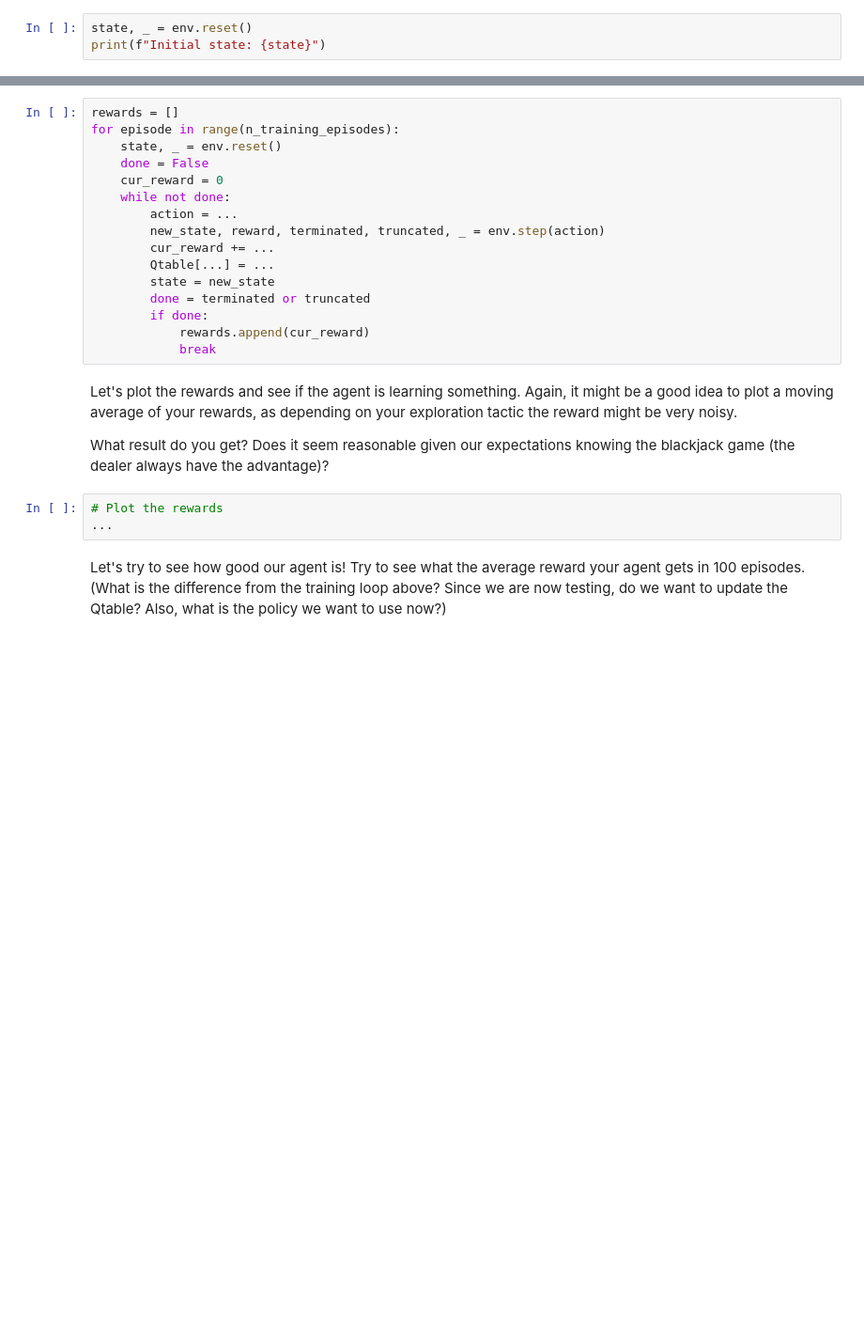
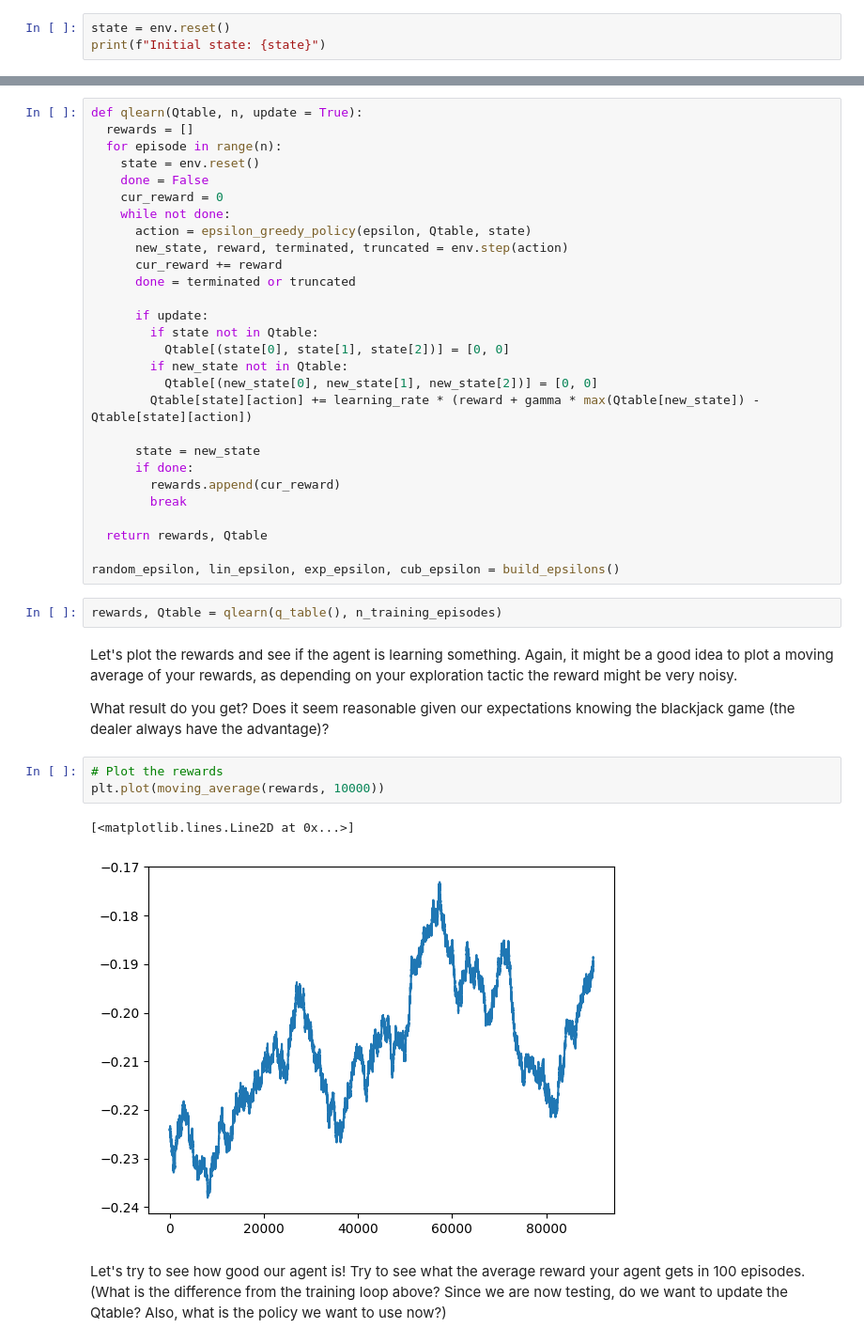
Before and after one commit to RaphBhz/NeuroSymbolicAI, a Jupyter notebook: Assignment1_RL.ipynb, the cells around one changed output, grey strips where cells are left out. Shown: that part at 94% size. Cells and saved outputs as stored; diff of their text form; blank space fills up the shorter version.

```diff
--- a/Assignment1_RL.ipynb
+++ b/Assignment1_RL.ipynb
@@ -652,3 +654,3 @@ epsilon = 0.1
 # %%
-state, _ = env.reset()
+state = env.reset()
 print(f"Initial state: {state}")
@@ -673,28 +681,45 @@ def epsilon_greedy_policy(...): #choose a random action with probability epsilon
 def random_policy():
     return env.action_space.sample()
 # %%
-rewards = []
-for episode in range(n_training_episodes):
-    state, _ = env.reset()
+def qlearn(Qtable, n, update = True):
+  rewards = []
+  for episode in range(n):
+    state = env.reset()
     done = False
     cur_reward = 0
     while not done:
-        action = ...
-        new_state, reward, terminated, truncated, _ = env.step(action)
-        cur_reward += ...
-        Qtable[...] = ...
-        state = new_state
-        done = terminated or truncated
-        if done:
-            rewards.append(cur_reward)
-            break
+      action = epsilon_greedy_policy(epsilon, Qtable, state)
+      new_state, reward, terminated, truncated = env.step(action)
+      cur_reward += reward
+      done = terminated or truncated
+
+      if update:
+        if state not in Qtable:
+          Qtable[(state[0], state[1], state[2])] = [0, 0]
+        if new_state not in Qtable:
+          Qtable[(new_state[0], new_state[1], new_state[2])] = [0, 0]
+        Qtable[state][action] += learning_rate * (reward + gamma * max(Qtable[new_state]) - Qtable[state][action])
+
+      state = new_state
+      if done:
+        rewards.append(cur_reward)
+        break
+
+  return rewards, Qtable
+
+random_epsilon, lin_epsilon, exp_epsilon, cub_epsilon = build_epsilons()
+# %%
+rewards, Qtable = qlearn(q_table(), n_training_episodes)
 # %% [markdown]
 Let's plot the rewards and see if the agent is learning something. Again, it might be a good idea to plot a moving average of your rewards, as depending on your exploration tactic the reward might be very noisy.
 
 What result do you get? Does it seem reasonable given our expectations knowing the blackjack game (the dealer always have the advantage)?
 # %%
 # Plot the rewards
-...
+plt.plot(moving_average(rewards, 10000))
+# %% [output]
+[<matplotlib.lines.Line2D at 0x...>]
+[figure, added]
 # %% [markdown]
 Let's try to see how good our agent is! Try to see what the average reward your agent gets in 100 episodes.
 (What is the difference from the training loop above? Since we are now testing, do we want to update the Qtable? Also, what is the policy we want to use now?)
```
Also changed, not shown: parts of 7 cells of this notebook.
